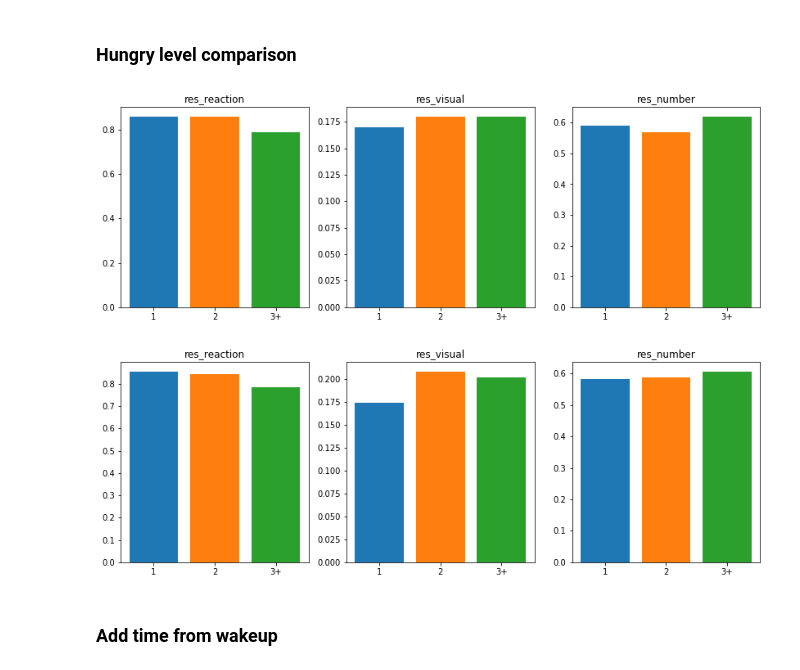
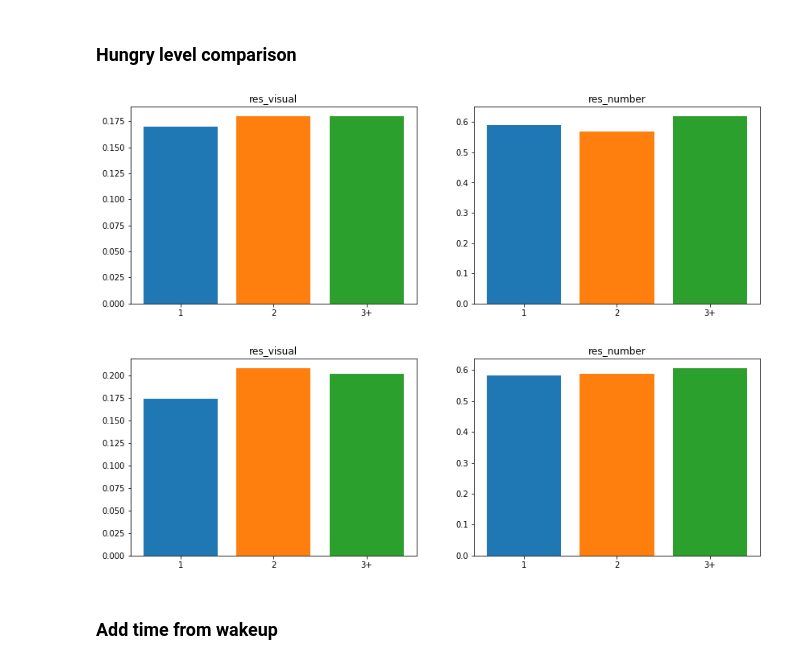
Before and after one commit to kasparho/how-circadian-rhythms-affect-performance, a Jupyter notebook: data_cleaning.ipynb, the cells around one changed output. Saved outputs shown, nothing was run; the diff lists cells and outputs as text; code cells hidden in the pictures.

Commit message:
Small alteration in hunger plots

```diff
--- a/data_cleaning.ipynb
+++ b/data_cleaning.ipynb
@@ -142,14 +142,14 @@ common.res_reaction = 1 - common.res_reaction
 ### Hungry level comparison
 # %%
 hungry_level_1 = \
-    common.loc[common["hungry"] == '1', ["res_number", "res_reaction", "res_visual"]]
+    common.loc[common["hungry"] == '1', ["res_number", "res_visual"]]
 hungry_level_2 = \
-    common.loc[common["hungry"] == '2', ["res_number", "res_reaction", "res_visual"]]
+    common.loc[common["hungry"] == '2', ["res_number", "res_visual"]]
 hungry_level_3_plus = \
-    common.loc[common["hungry"] == '3+', ["res_number", "res_reaction", "res_visual"]]
+    common.loc[common["hungry"] == '3+', ["res_number", "res_visual"]]
 
 grouped_hungry_subjects = \
-    common[["user_id", "hungry", "res_number", "res_visual", "res_reaction"]]\
+    common[["user_id", "hungry", "res_number", "res_visual"]]\
         .groupby(["user_id", "hungry"]).mean()\
         .groupby("hungry").mean()
 # %%
@@ -161,23 +161,25 @@ def draw_bar_plot(plot, title, x_axis_list, y_axis_list):
 # %%
 ## Average results over all entries
 
-fig, plots = plt.subplots(1, 3, figsize = (14, 4.5))
+memory_columns = ["res_visual", "res_number"]
+fig, plots = plt.subplots(1, 2, figsize = (14, 4.5))
 
-for column, plot in zip(res_columns, plots):
+for column, plot in zip(memory_columns, plots):
 
     draw_bar_plot(plot, column, ['1', '2', '3+'], [
         round(hungry_level_1[column].mean(), 2),
         round(hungry_level_2[column].mean(), 2),
         round(hungry_level_3_plus[column].mean(), 2)
         ])
 # %% [output]
-[figure, old version]
+[figure, new version]
 # %%
 ## Average results of averaged subjects results
 
-fig, plots = plt.subplots(1, 3, figsize = (14, 4.5))
+memory_columns = ["res_visual", "res_number"]
+fig, plots = plt.subplots(1, 2, figsize = (14, 4.5))
 
-for column, plot in zip(res_columns, plots):
+for column, plot in zip(memory_columns, plots):
 
     draw_bar_plot(plot, column, ['1', '2', '3+'], [
         grouped_hungry_subjects[column][0],
@@ -185,7 +187,7 @@ for column, plot in zip(res_columns, plots):
         grouped_hungry_subjects[column][5]
         ])
 # %% [output]
-[figure, old version]
+[figure, new version]
 # %% [markdown]
 ### Add time from wakeup
 # %%
```
